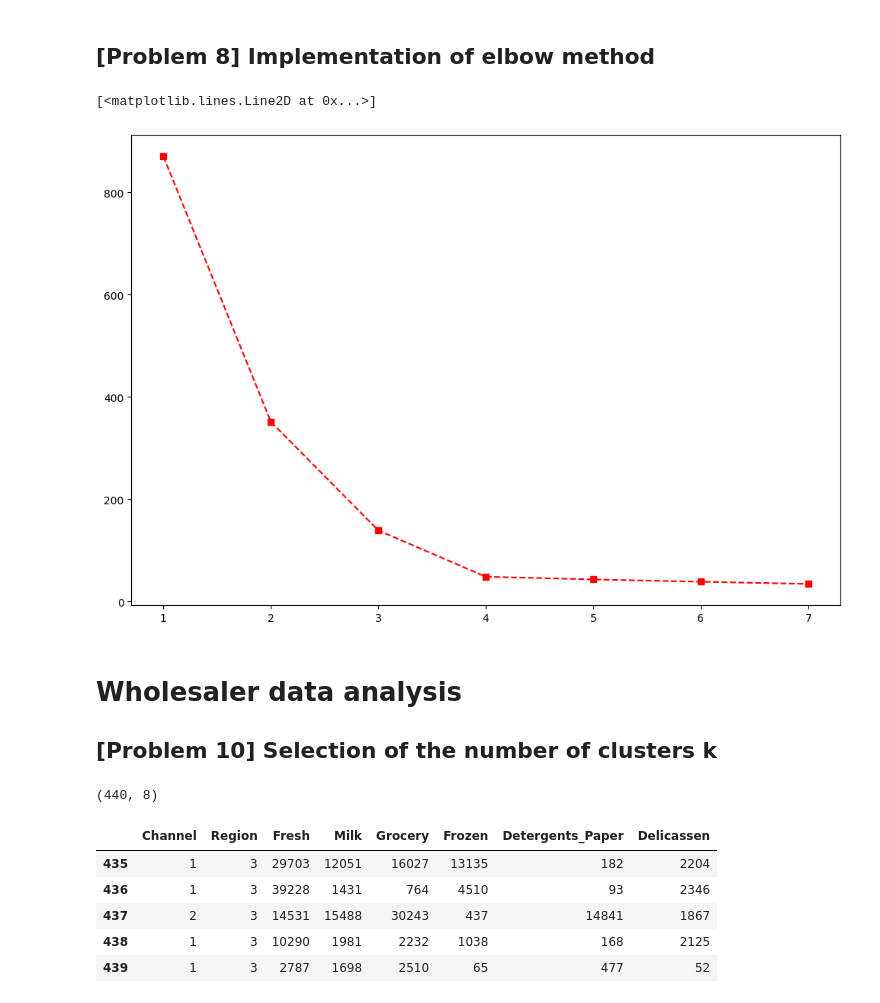
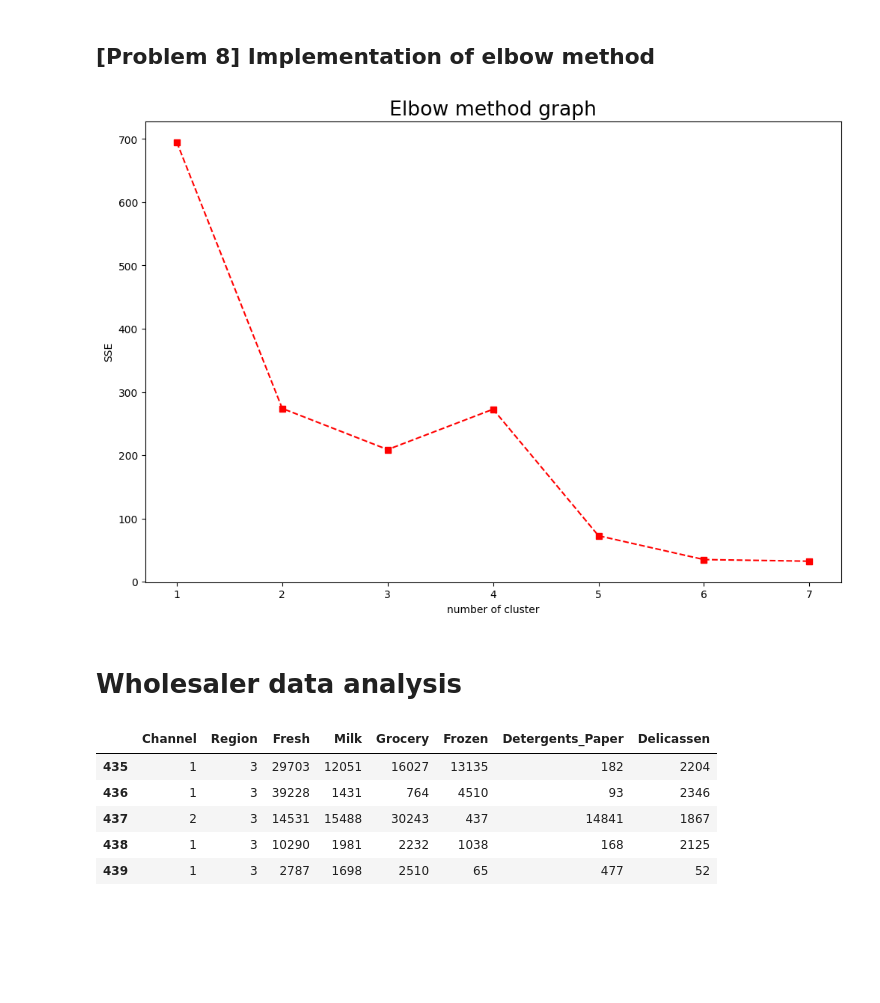
Before and after one commit to BatgerelBill/dive_into_ml_task, a Jupyter notebook: ml/ml_task_05_clustering.ipynb, the cells around one changed output. Saved outputs shown, nothing was run; the diff lists cells and outputs as text; code cells hidden in the pictures; blank space fills up the shorter version.

```diff
--- a/ml/ml_task_05_clustering.ipynb
+++ b/ml/ml_task_05_clustering.ipynb
@@ -101,3 +167,6 @@ class ScratchKMeans():
 # %%
-X_train, X_valid = \
-train_test_split(X,train_size=0.8,random_state=None)
+X, _ = make_blobs(n_samples=100, n_features=2, centers=4, cluster_std=0.5, shuffle=True, random_state=0)
+
+print("X shape: {} and type: {}".format(X.shape, type(X)))
+
+X_train, X_valid = train_test_split(X,train_size=0.8,random_state=None)
@@ -124,4 +175,6 @@ array([[-1.6609057 ,  3.31911046],
 # %%
-clf = ScratchKMeans(n_clusters=4,n_init=5,n_iter=100,verbose=True)
+clf = ScratchKMeans(n_clusters=4,n_init=5,max_iter=100,verbose=True)
 clf.fit(X_train)
+pred = clf.predict(X_valid)
+print(pred)
 # %% [output]
@@ -149,15 +184,17 @@ pred = clf.predict(X_valid)
 # %%
 elbow = {}
 for k in range(1,8):
-    model = ScratchKMeans(n_clusters=k,n_init=5,n_iter=100,verbose=False)
-    model.fit(X)
+    model = ScratchKMeans(n_clusters=k,n_init=5,max_iter=100,verbose=False)
+    model.fit(X_train)
     elbow[k] = model.best_sse
 fig = plt.subplots(figsize=(12,8))
-plt.rcParams["font.size"] = 20
+plt.rcParams["font.size"] = 16
 plt.plot(list(elbow.keys()),list(elbow.values()),'rs--')
+plt.title("Elbow method graph")
+plt.xlabel('number of cluster')
+plt.ylabel("SSE")
+plt.show()
 # %% [output]
-[<matplotlib.lines.Line2D at 0x...>]
-[figure, old version]
+[figure, new version]
 # %% [markdown]
 # Wholesaler data analysis
-## [Problem 10] Selection of the number of clusters k
@@ -164,15 +206,14 @@ plt.plot(list(elbow.keys()),list(elbow.values()),'rs--')
 # %%
-df = pd.read_csv('../data/wholesaler/wcdata.csv')
+data = pd.read_csv('../data/wholesaler/wcdata.csv')
+data.tail()
+# %% [output]
+|  | Channel | Region | Fresh | Milk | Grocery | Frozen | Detergents_Paper | Delicassen |
+| 435 | 1 | 3 | 29703 | 12051 | 16027 | 13135 | 182 | 2204 |
+| 436 | 1 | 3 | 39228 | 1431 | 764 | 4510 | 93 | 2346 |
+| 437 | 2 | 3 | 14531 | 15488 | 30243 | 437 | 14841 | 1867 |
+| 438 | 1 | 3 | 10290 | 1981 | 2232 | 1038 | 168 | 2125 |
+| 439 | 1 | 3 | 2787 | 1698 | 2510 | 65 | 477 | 52 |
 # %%
-df.shape
+X = data[['Fresh', 'Milk', 'Grocery', 'Frozen','Detergents_Paper', 'Delicassen']].values
+scaler = StandardScaler()
+X = scaler.fit_transform(X)
-# %% [output]
-(440, 8)
-# %%
-df.tail()
-# %% [output]
-|  | Channel | Region | Fresh | Milk | Grocery | Frozen | Detergents_Paper | Delicassen |
-| 435 | 1 | 3 | 29703 | 12051 | 16027 | 13135 | 182 | 2204 |
-| 436 | 1 | 3 | 39228 | 1431 | 764 | 4510 | 93 | 2346 |
-| 437 | 2 | 3 | 14531 | 15488 | 30243 | 437 | 14841 | 1867 |
-| 438 | 1 | 3 | 10290 | 1981 | 2232 | 1038 | 168 | 2125 |
-| 439 | 1 | 3 | 2787 | 1698 | 2510 | 65 | 477 | 52 |
```
Also changed, not shown: parts of 19 cells of this notebook.
